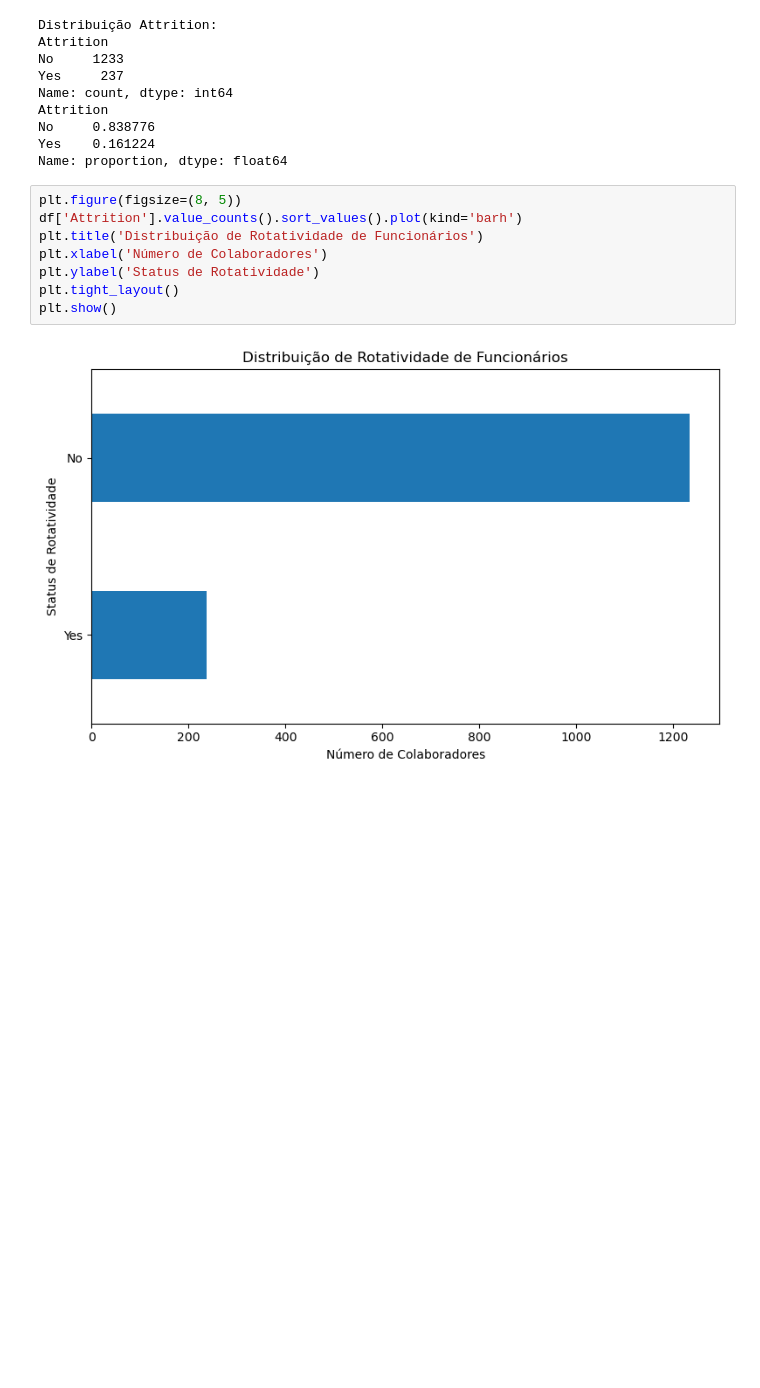
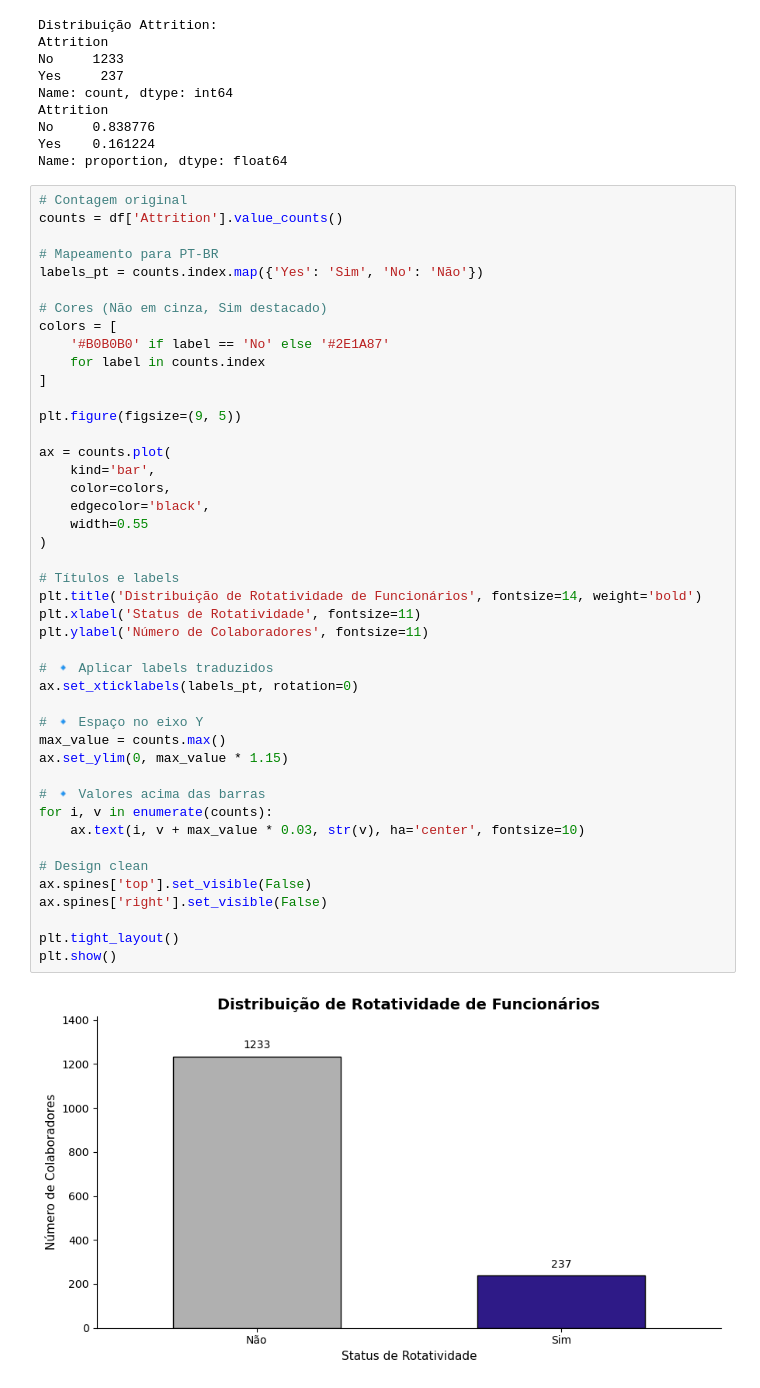
Before and after one commit to RafaelParraCoelho/Analise-Turnover-RH, a Jupyter notebook: notebooks/01_exploracao_inicial.ipynb, the cells around one changed output. Drawn from its saved outputs; the diff is of its cells as text; blank space fills up the shorter version.

Commit message:
feat(viz): translate attrition labels to Portuguese (Sim/Não)

```diff
--- a/notebooks/01_exploracao_inicial.ipynb
+++ b/notebooks/01_exploracao_inicial.ipynb
@@ -87,12 +87,48 @@ No     0.838776
 Yes    0.161224
 Name: proportion, dtype: float64
 # %%
-plt.figure(figsize=(8, 5))
-df['Attrition'].value_counts().sort_values().plot(kind='barh')
-plt.title('Distribuição de Rotatividade de Funcionários')
-plt.xlabel('Número de Colaboradores')
-plt.ylabel('Status de Rotatividade')
+# Contagem original
+counts = df['Attrition'].value_counts()
+
+# Mapeamento para PT-BR
+labels_pt = counts.index.map({'Yes': 'Sim', 'No': 'Não'})
+
+# Cores (Não em cinza, Sim destacado)
+colors = [
+    '#B0B0B0' if label == 'No' else '#2E1A87'
+    for label in counts.index
+]
+
+plt.figure(figsize=(9, 5))
+
+ax = counts.plot(
+    kind='bar',
+    color=colors,
+    edgecolor='black',
+    width=0.55
+)
+
+# Títulos e labels
+plt.title('Distribuição de Rotatividade de Funcionários', fontsize=14, weight='bold')
+plt.xlabel('Status de Rotatividade', fontsize=11)
+plt.ylabel('Número de Colaboradores', fontsize=11)
+
+# 🔹 Aplicar labels traduzidos
+ax.set_xticklabels(labels_pt, rotation=0)
+
+# 🔹 Espaço no eixo Y
+max_value = counts.max()
+ax.set_ylim(0, max_value * 1.15)
+
+# 🔹 Valores acima das barras
+for i, v in enumerate(counts):
+    ax.text(i, v + max_value * 0.03, str(v), ha='center', fontsize=10)
+
+# Design clean
+ax.spines['top'].set_visible(False)
+ax.spines['right'].set_visible(False)
+
 plt.tight_layout()
 plt.show()
 # %% [output]
-[figure, old version]
+[figure, new version]
```
